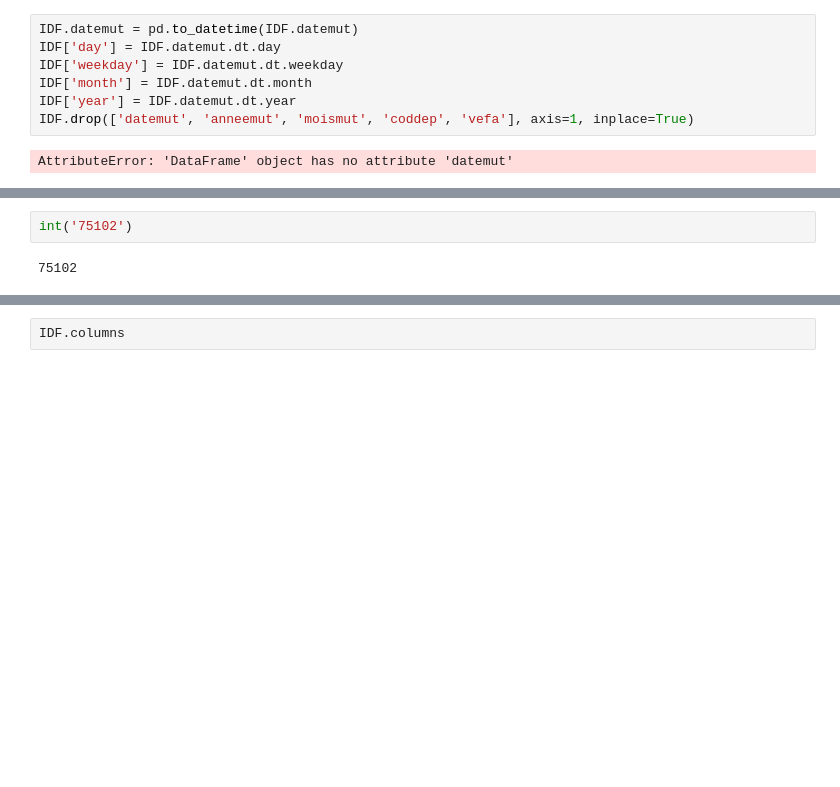
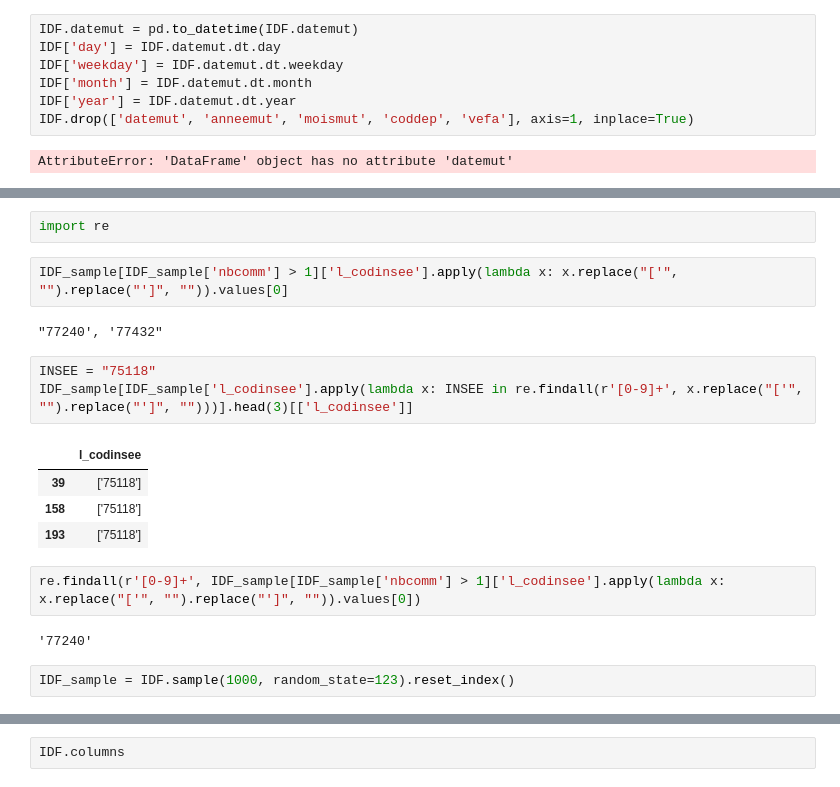
Before and after one commit to Juliette-De/the-right-price, a Jupyter notebook: Untitled.ipynb, the cells around one changed output, grey strips where cells are left out. Drawn from its saved outputs; the diff is of its cells as text; blank space fills up the shorter version.

```diff
--- a/Untitled.ipynb
+++ b/Untitled.ipynb
@@ -114,4 +143,20 @@ AttributeError: 'DataFrame' object has no attribute 'datemut'
+# %%
+import re
+# %%
+IDF_sample[IDF_sample['nbcomm'] > 1]['l_codinsee'].apply(lambda x: x.replace("['", "").replace("']", "")).values[0]
+# %% [output]
+"77240', '77432"
+# %%
+INSEE = "75118"
+IDF_sample[IDF_sample['l_codinsee'].apply(lambda x: INSEE in re.findall(r'[0-9]+', x.replace("['", "").replace("']", "")))].head(3)[['l_codinsee']]
+# %% [output]
+|  | l_codinsee |
+| 39 | ['75118'] |
+| 158 | ['75118'] |
+| 193 | ['75118'] |
+# %%
+re.findall(r'[0-9]+', IDF_sample[IDF_sample['nbcomm'] > 1]['l_codinsee'].apply(lambda x: x.replace("['", "").replace("']", "")).values[0])
+# %% [output]
+'77240'
 # %%
-int('75102')
+IDF_sample = IDF.sample(1000, random_state=123).reset_index()
-# %% [output]
-75102
```
Also changed, not shown: parts of 10 cells of this notebook, 1 other file.
